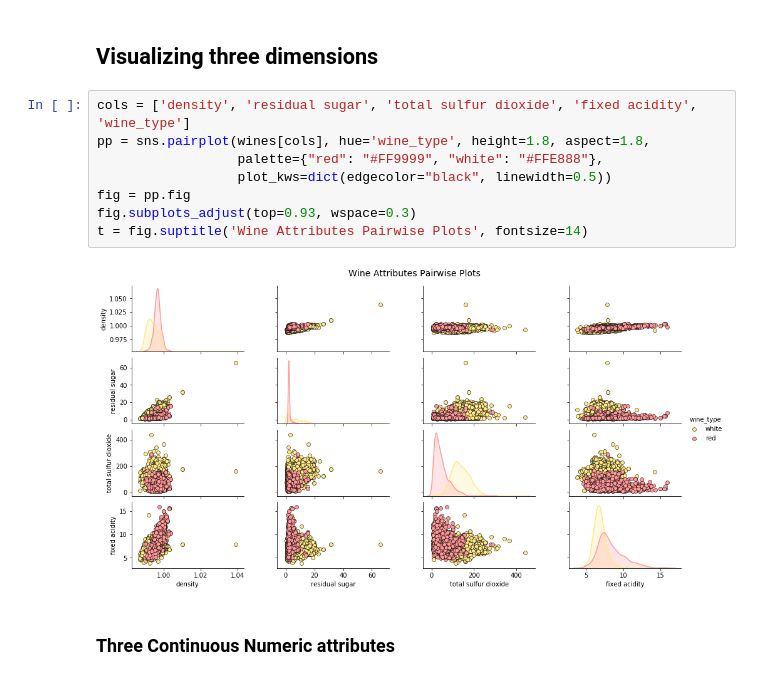
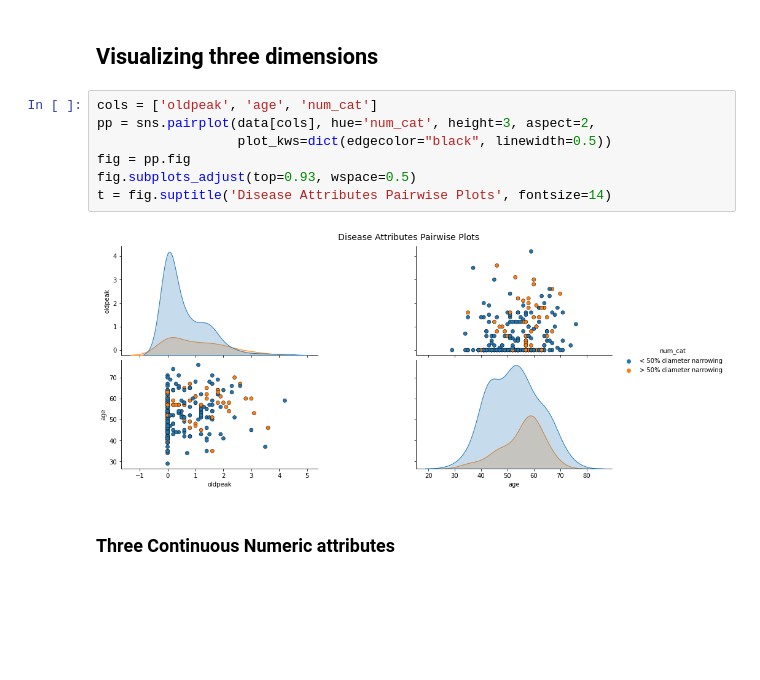
Before and after one commit to se21m024/DataScience, a Jupyter notebook: Exercise 1/se21m024_Stummer_ex1_Data_Visualization_Small.ipynb, the cells around one changed output. Saved outputs shown, nothing was run; the diff lists cells and outputs as text; blank space fills up the shorter version.

```diff
--- a/Exercise 1/se21m024_Stummer_ex1_Data_Visualization_Small.ipynb
+++ b/Exercise 1/se21m024_Stummer_ex1_Data_Visualization_Small.ipynb
@@ -529,15 +437,14 @@ Text(0, 0.5, 'Wine Sulphates')
 # %% [markdown]
 ## Visualizing three dimensions
 # %%
-cols = ['density', 'residual sugar', 'total sulfur dioxide', 'fixed acidity', 'wine_type']
-pp = sns.pairplot(wines[cols], hue='wine_type', height=1.8, aspect=1.8,
-                  palette={"red": "#FF9999", "white": "#FFE888"},
+cols = ['oldpeak', 'age', 'num_cat']
+pp = sns.pairplot(data[cols], hue='num_cat', height=3, aspect=2,
                   plot_kws=dict(edgecolor="black", linewidth=0.5))
 fig = pp.fig
-fig.subplots_adjust(top=0.93, wspace=0.3)
-t = fig.suptitle('Wine Attributes Pairwise Plots', fontsize=14)
+fig.subplots_adjust(top=0.93, wspace=0.5)
+t = fig.suptitle('Disease Attributes Pairwise Plots', fontsize=14)
 # %% [output]
-[figure, old version]
+[figure, new version]
 # %% [markdown]
 ### Three Continuous Numeric attributes
 # %%
```
Also changed, not shown: parts of 43 cells of this notebook, 1 other file.
